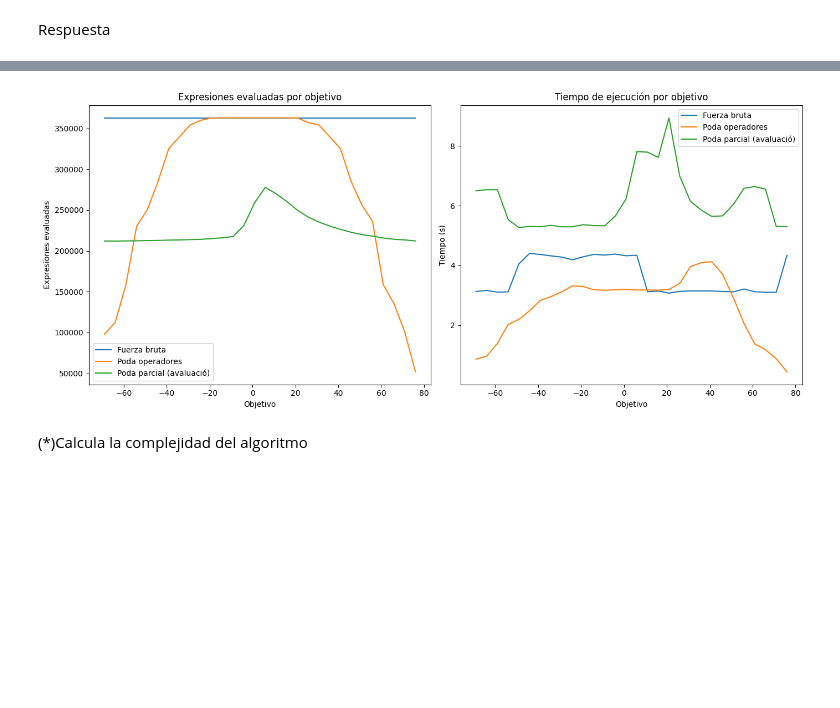
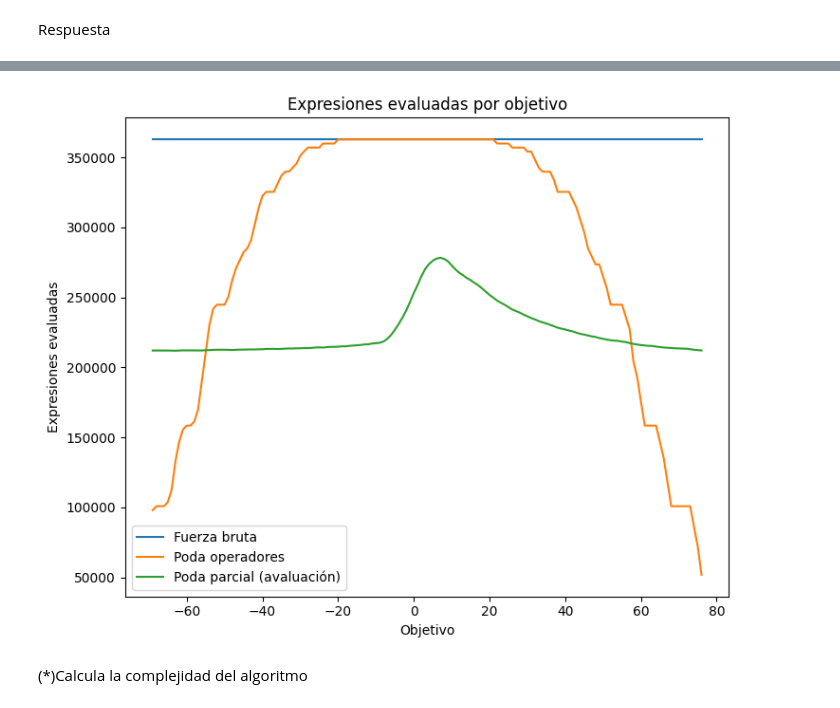
Before and after one commit to polxo00/Algoritmos-de-optimizacion, a Jupyter notebook: Seminario_Algoritmos.ipynb, the cells around one changed output, grey strips where cells are left out. Saved outputs shown, nothing was run; the diff lists cells and outputs as text; code cells hidden in the pictures; blank space fills up the shorter version.

Commit message:
Versión para la revisión

```diff
--- a/Seminario_Algoritmos.ipynb
+++ b/Seminario_Algoritmos.ipynb
@@ -386,14 +346,10 @@ def algoritmo_poda_cons_parcial(resultat_objectiu):
 # %%
-objetivo = -69
+objetivo = 4
 print("\033[1mAlgoritmo de poda de operadores\033[0m")
-resultados_enteros,maximo, minimo, expresiones_correctas, iteraciones, tiempo = algoritmo_poda_cons_parcial(objetivo)
+expresiones, expr_eval, tiempo = algoritmo_poda_cons_parcial(objetivo)
 print(f"Tiempo de ejecución: {tiempo} segundos")
-print(f"Numero total de iteraciones: {iteraciones}")
-print(f"Cantidad de valores enteros encontrados: {len(resultados_enteros)}")
-if resultados_enteros:
-    print(f"Valores mínimos y máximos: {minimo}, {maximo}")
-
+print(f"Numero total de expresiones_evaluadas: {expr_eval}")
+print(f"Numero total de expresiones encontradas: {len(expresiones)}")
 print("\n")
-print(f"Cantidad de expresiones correctas encontradas: {len(expresiones_correctas)}")
 # %% [output]
 Algoritmo de poda de operadores
@@ -407,64 +359,43 @@ Cantidad de expresiones correctas encontradas: 8
 # %%
 import matplotlib.pyplot as plt
 
-# Suposem que tens definides:
-# algoritmo_fuerza_bruta(objetivo)
-# algoritmo_poda_operadores(objetivo)
-# algoritmo_poda_cons_parcial(objetivo)
+rang_objetivos = range(-69, 77, 1)
+expr_eval_fuerza = []
+expr_eval_poda = []
 
-rang_objetivos = range(-69, 77, 5)
-
-tiempos_fuerza = []
-iteraciones_fuerza = []
-
-tiempos_poda = []
-iteraciones_poda = []
-
-tiempos_parcial = []
-iteraciones_parcial = []
+expr_eval_parcial = []
 
 for objetivo in rang_objetivos:
+    # Algoritmo con fuerza bruta
+    resultados_enteros,maximo, minimo, expresiones_correctas, total_expr_eval, tiempo
+    _, _, _, resultados_f, expr_f, tiempo_f = algoritmo_fuerza_bruta(objetivo)
+    expr_eval_fuerza.append(expr_f)
+
+    # Algoritmo con poda simple
+    resultados_p, expr_p, tiempo_p = algoritmo_poda_operadores(objetivo)
+    expr_eval_poda.append(expr_p)
 
 
-    # Algoritme força bruta
-    #esultados_enteros,maximo, minimo, expresiones_correctas, iteraciones, tiempo
-    resultados_enteros_fb, _, _,expr_corr_fb, iter_f, tiempo_f = algoritmo_fuerza_bruta(objetivo)
-    iteraciones_fuerza.append(iter_f)
-    tiempos_fuerza.append(tiempo_f)
+    # Algoritmo con poda avaluacion parcial
+    resultados_parcial, expr_parcial, tiempo_parcial = algoritmo_poda_cons_parcial(objetivo)
+    expr_eval_parcial.append(expr_parcial)
 
-    # Algoritme amb poda simple (esprometedora)
-    resultados_enteros_ps, _, _,expr_corr_ps, iter_p, tiempo_p = algoritmo_poda_operadores(objetivo)
-    iteraciones_poda.append(iter_p)
-    tiempos_poda.append(tiempo_p)
+    print(f"Calculando para objetivo = {objetivo} Fuerza bruta = {len(resultados_f)} Poda simple = {len(resultados_p)} Poda compleja = {len(resultados_parcial)}")
 
-    # Algoritme amb avaluació parcial
-    resultados_enteros_par, _, _,expr_corr_par, iter_parcial, tiempo_parcial = algoritmo_poda_cons_parcial(objetivo)
-    iteraciones_parcial.append(iter_parcial)
-    tiempos_parcial.append(tiempo_parcial)
-    print(f"Calculant per objectiu = {objetivo} Força bruta = {len(expr_corr_fb)} Poda simple = {len(expr_corr_ps)} Poda compleja = {len(expr_corr_par)}")
 
-# Gràfic comparatiu
 plt.figure(figsize=(14, 6))
 
-# Subgràfic d’iteracions
+
 plt.subplot(1, 2, 1)
-plt.plot(rang_objetivos, iteraciones_fuerza, label="Fuerza bruta")
-plt.plot(rang_objetivos, iteraciones_poda, label="Poda operadores")
-plt.plot(rang_objetivos, iteraciones_parcial, label="Poda parcial (avaluació)")
+plt.plot(rang_objetivos, expr_eval_fuerza, label="Fuerza bruta")
+plt.plot(rang_objetivos, expr_eval_poda, label="Poda operadores")
+plt.plot(rang_objetivos, expr_eval_parcial, label="Poda parcial (avaluación)")
 plt.xlabel("Objetivo")
 plt.ylabel("Expresiones evaluadas")
 plt.title("Expresiones evaluadas por objetivo")
 plt.legend()
 
-# Subgràfic de temps
-plt.subplot(1, 2, 2)
-plt.plot(rang_objetivos, tiempos_fuerza, label="Fuerza bruta")
-plt.plot(rang_objetivos, tiempos_poda, label="Poda operadores")
-plt.plot(rang_objetivos, tiempos_parcial, label="Poda parcial (avaluació)")
-plt.xlabel("Objetivo")
-plt.ylabel("Tiempo (s)")
-plt.title("Tiempo de ejecución por objetivo")
-plt.legend()
+
 
 plt.tight_layout()
 plt.show()
@@ -489,4 +420,4 @@ Calculant per objectiu = 76 Força bruta = 80 Poda simple = 80 Poda compleja = 7
-[figure, old version]
+[figure, new version]
 # %% [markdown]
 (*)Calcula la complejidad del algoritmo
 # %% [markdown]
```
Also changed, not shown: parts of 14 cells of this notebook.
